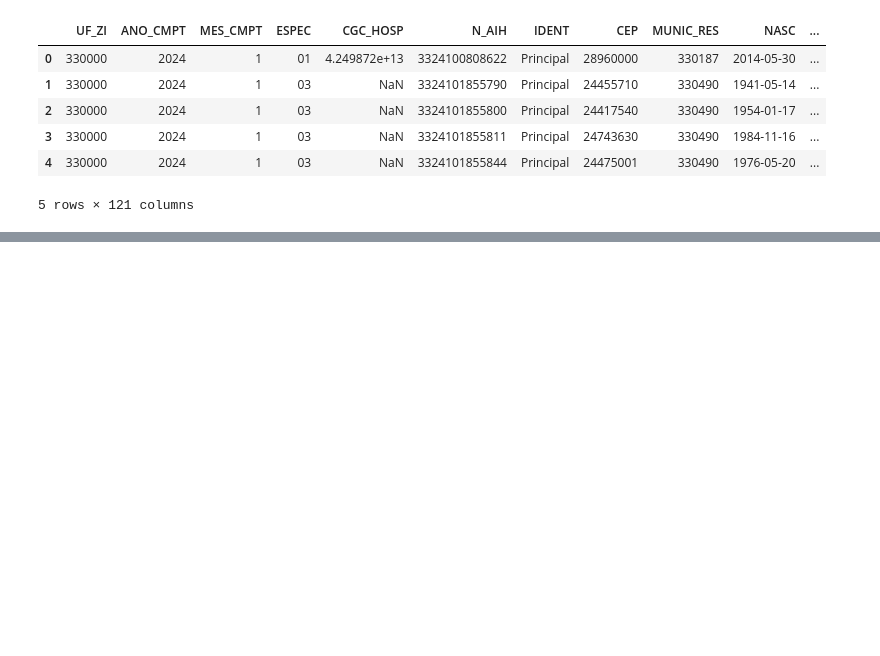
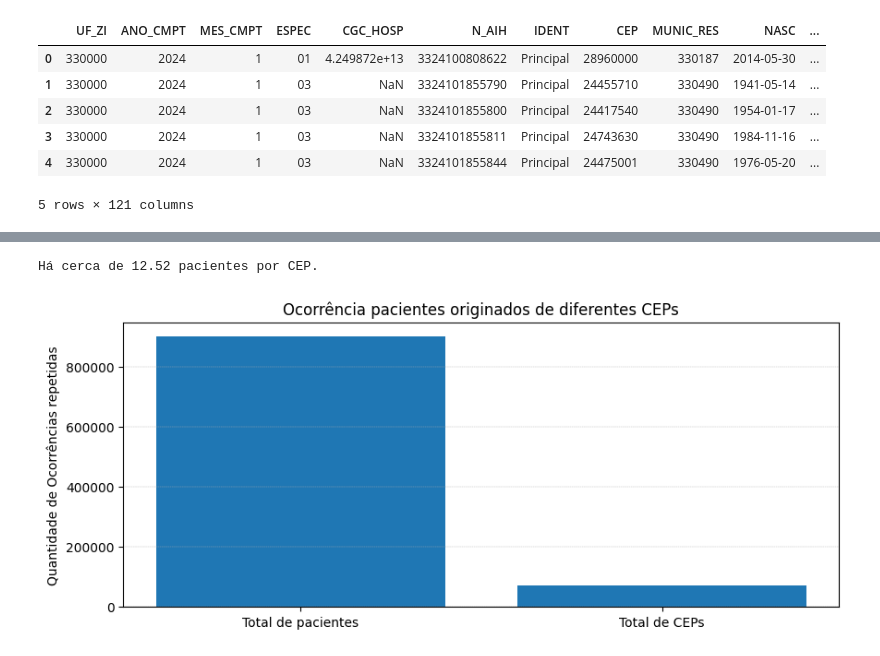
Before and after one commit to rodrigocmichelassi/health-privacy, a Jupyter notebook: health-privacy.ipynb, the cells around one changed output, grey strips where cells are left out. Drawn from its saved outputs; the diff is of its cells as text; code cells hidden in the pictures; blank space fills up the shorter version.

```diff
--- a/health-privacy.ipynb
+++ b/health-privacy.ipynb
@@ -29,0 +66,17 @@ Além dos conteúdos disponibilizados em aula sobre privacidade diferencial, que
+# %%
+total_entries = data_df.shape[0]
+unique_cep = data_df['CEP'].nunique()
+
+print(f"Há cerca de {(total_entries / unique_cep):.2f} pacientes por CEP.")
+
+fig = plt.figure(figsize=(10,4))
+plt.bar(['Total de pacientes', 'Total de CEPs'],
+        [total_entries, unique_cep])
+plt.grid(linestyle='--', axis='y', linewidth=0.3)
+plt.title("Ocorrência pacientes originados de diferentes CEPs")
+plt.ylabel("Quantidade de Ocorrências repetidas")
+# plt.xticks(rotation=45)
+plt.show()
+# %% [output]
+Há cerca de 12.52 pacientes por CEP.
+[figure, added]
```
Also changed, not shown: parts of 22 cells of this notebook.
